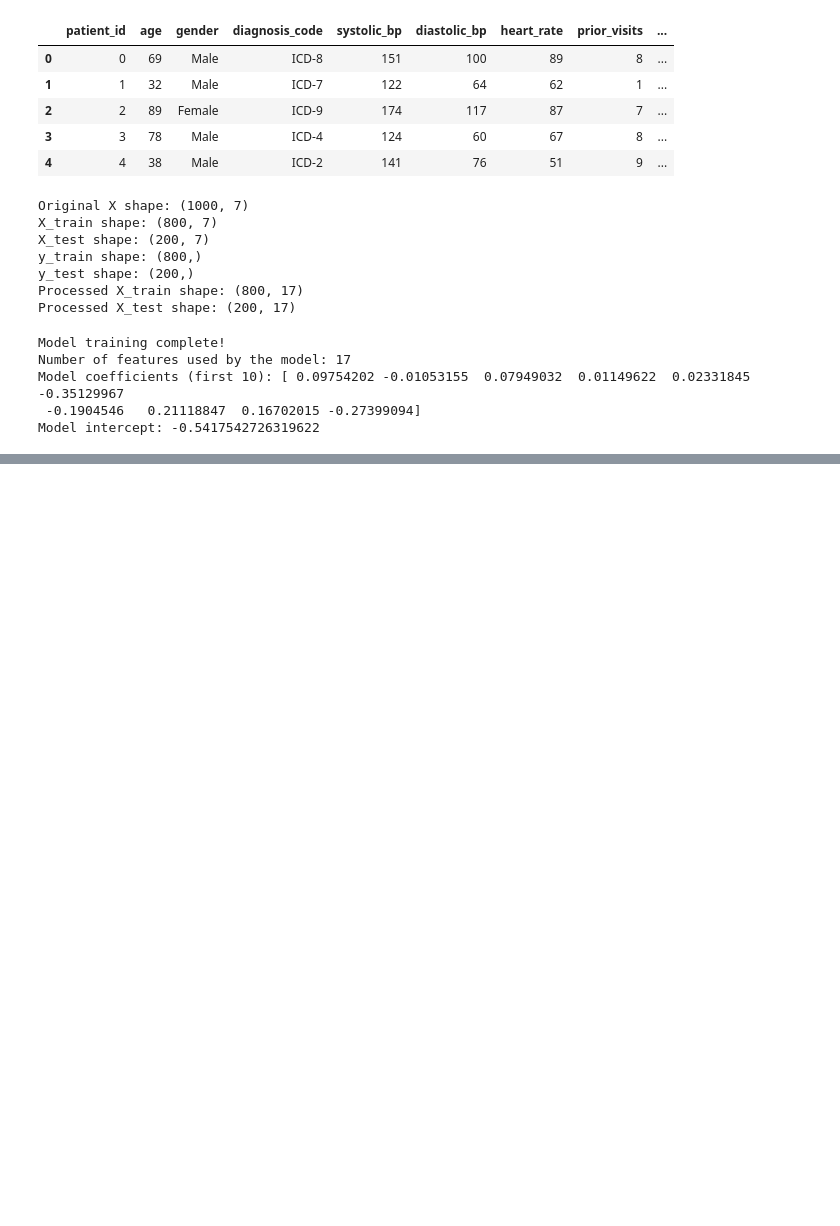
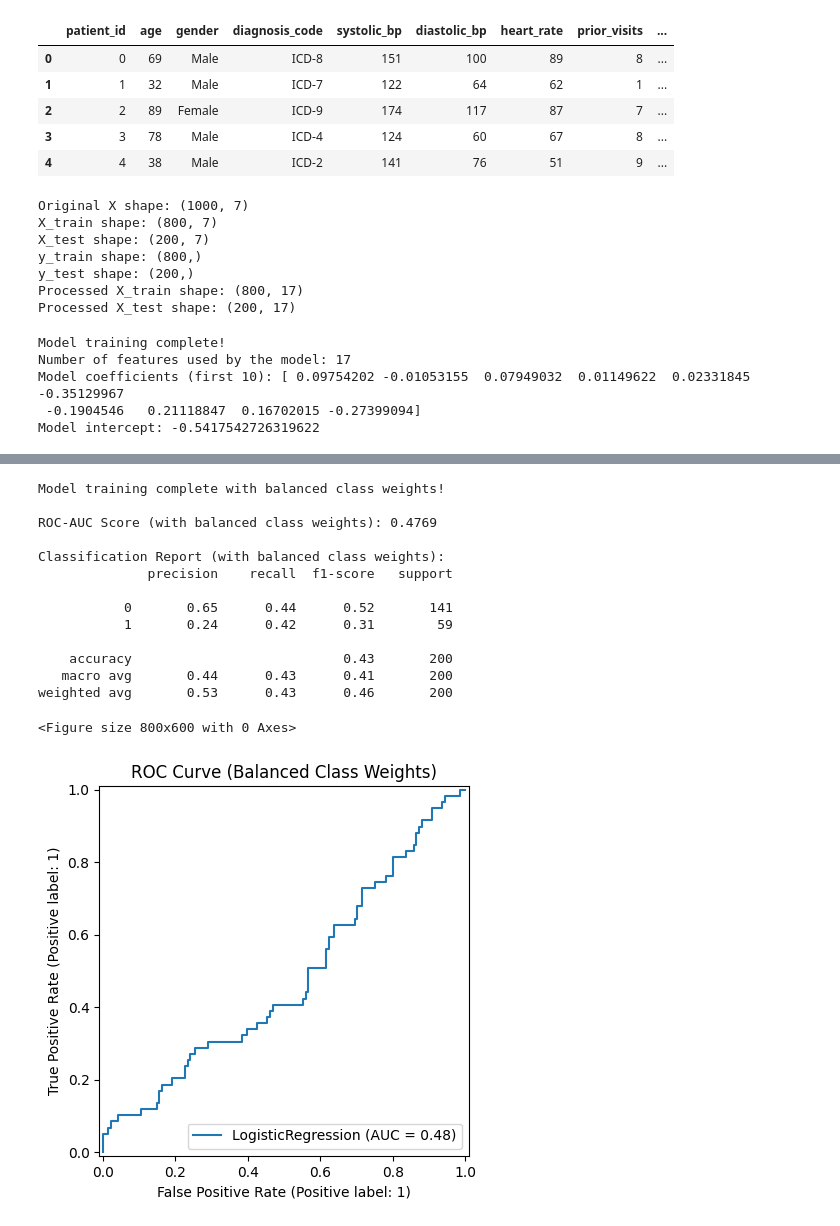
Before and after one commit to Sangam1293/MZE, a Jupyter notebook: Hospital_Readmission_Prediction.ipynb, the cells around one changed output, grey strips where cells are left out. Saved outputs shown, nothing was run; the diff lists cells and outputs as text; code cells hidden in the pictures; blank space fills up the shorter version.

```diff
--- a/Hospital_Readmission_Prediction.ipynb
+++ b/Hospital_Readmission_Prediction.ipynb
@@ -157,41 +146,50 @@ Confusion Matrix:
 # %%
 from sklearn.linear_model import LogisticRegression
+from sklearn.metrics import roc_auc_score, classification_report, RocCurveDisplay
+import matplotlib.pyplot as plt
 
 # Initialize the Logistic Regression model with L2 regularization and balanced class weights
 model_balanced = LogisticRegression(random_state=42, solver='liblinear', C=1.0, class_weight='balanced')
 
 # Train the model with balanced class weights
 model_balanced.fit(X_train_processed, y_train)
 
 print("Model training complete with balanced class weights!")
 
 # Re-evaluate the model with balanced class weights
 
 # Predict probabilities on the test set
 y_pred_proba_balanced = model_balanced.predict_proba(X_test_processed)[:, 1]
 
 # Predict classes on the test set (using default threshold of 0.5)
 y_pred_balanced = model_balanced.predict(X_test_processed)
 
 # Calculate ROC-AUC score
 roc_auc_balanced = roc_auc_score(y_test, y_pred_proba_balanced)
 print(f"\nROC-AUC Score (with balanced class weights): {roc_auc_balanced:.4f}")
 
 # Display classification report
 print("\nClassification Report (with balanced class weights):")
 print(classification_report(y_test, y_pred_balanced))
 
-# Display Confusion Matrix
-print("\nConfusion Matrix (with balanced class weights):")
-cm_balanced = confusion_matrix(y_test, y_pred_balanced)
-sns.heatmap(cm_balanced, annot=True, fmt='d', cmap='Blues')
-plt.xlabel('Predicted')
-plt.ylabel('Actual')
-plt.title('Confusion Matrix (Balanced Class Weights)')
-plt.show()
-
 # Plot ROC Curve
 plt.figure(figsize=(8, 6))
 RocCurveDisplay.from_estimator(model_balanced, X_test_processed, y_test)
 plt.title('ROC Curve (Balanced Class Weights)')
 plt.show()
+# %% [output]
+Model training complete with balanced class weights!
+
+ROC-AUC Score (with balanced class weights): 0.4769
+
+Classification Report (with balanced class weights):
+              precision    recall  f1-score   support
+
+           0       0.65      0.44      0.52       141
+           1       0.24      0.42      0.31        59
+
+    accuracy                           0.43       200
+   macro avg       0.44      0.43      0.41       200
+weighted avg       0.53      0.43      0.46       200
+<Figure size 800x600 with 0 Axes>
+[figure, added]
```
Also changed, not shown: parts of 1 cell of this notebook.
